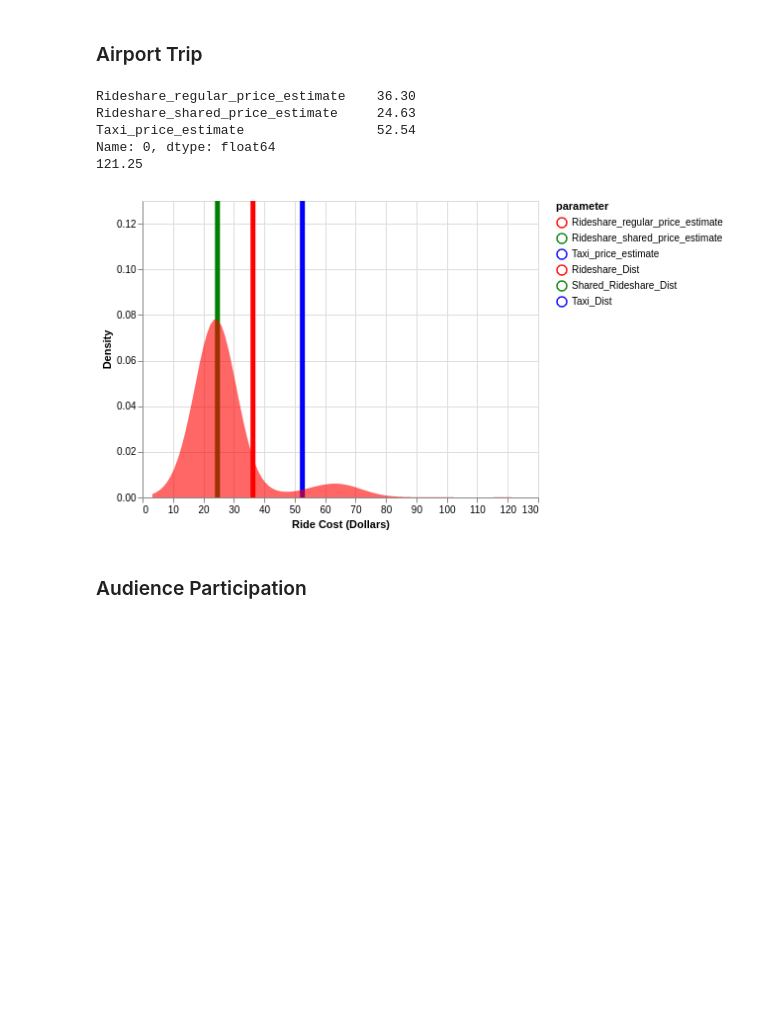
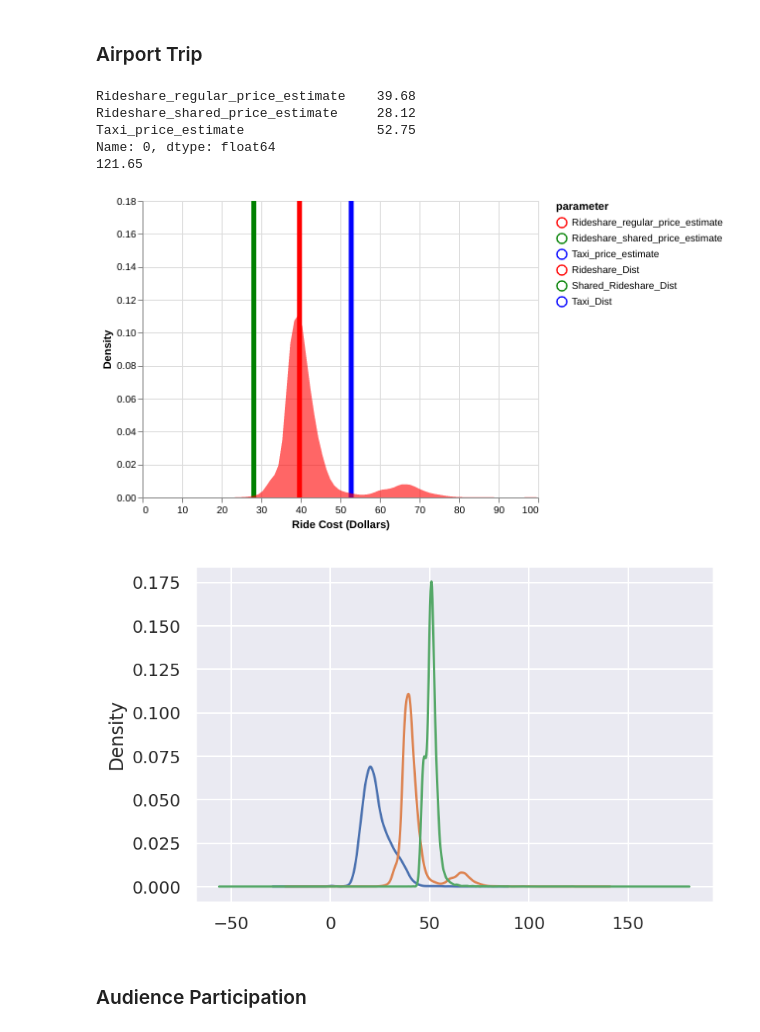
Before and after one commit to isaackod/TNP_taxi_project, a Jupyter notebook: high_level_UI.ipynb, the cells around one changed output. Saved outputs shown, nothing was run; the diff lists cells and outputs as text; code cells hidden in the pictures; blank space fills up the shorter version.

Commit message:
fixed the kde issue, moving plotting to it's own file

```diff
--- a/high_level_UI.ipynb
+++ b/high_level_UI.ipynb
@@ -84,7 +87,7 @@ def text_to_fares(binned_rs,binned_tax, start, end, forecast_hours = 5):
 def run_Fair_Fare(USER_PARAMS):
     rideshare_binned = bin_on_time_distance(rideshare_data)
     ## TODO: Investigate the binning on the taxi data (time is very discrete)
-    taxi_binned = bin_on_time_distance(taxi_data, miles_nbins = 20, seconds_nbins = 16)
+    taxi_binned = bin_on_time_distance(taxi_data)
 
     rideshare_model_pred, lyft_estimate,taxi_group, rideshare_group= text_to_fares(rideshare_binned,taxi_binned,USER_PARAMS['pickup'], USER_PARAMS['dropoff'], USER_PARAMS['forecast_hrs'])
 
@@ -96,36 +99,41 @@ def run_Fair_Fare(USER_PARAMS):
      'Taxi_price_estimate' :rideshare_model_pred['taxi_estimate']}
     return rideshare_model_pred, lyft_estimate, rideshare_shared_fares,rideshare_fares,taxi_fares,to_df
 
-def kde(data, nbins = 50):
+def kde(data, nbins = 200):
+    data = data[~np.isnan(data)]
     gkde = gaussian_kde(data,bw_method = .5)
-    grid = np.linspace(np.min(data),min(np.max(data),80),nbins)
-    kde_vals = gkde(grid)
-    return {'x':grid, 'y':kde_vals}
+    grid = np.linspace(-10,150,nbins)
+    kde_vals = gkde.evaluate(grid)
+    lo, hi= np.min(data), np.max(data)
+    loidx = np.argmin(abs(lo-grid))
+    hiidx = np.argmin(abs(hi-grid))
+    return {'x':grid, 'y':kde_vals,'valid_range':(loidx,hiidx)}
 
+
+## todo build out a wide dataframe only in the valid_range
 def build_df_for_altair(fare_dict):
     df = pd.DataFrame()
     for name, fares in fare_dict.items():
-        kde_dict = kde(fares.values, nbins = 100)
+        kde_dict = kde(fares.values)
         df[name] = kde_dict['y']
     df['x'] = kde_dict['x']
+    long_df = df.melt(id_vars="x").rename(columns = {"variable":"parameter"})
 
-    return df
+    return long_df
 
 def show_viz(results):
     rideshare_shared_fares,rideshare_fares,taxi_fares = results[2:5]
     fare_dict = {'Shared_Rideshare_Dist':rideshare_shared_fares,
                  'Rideshare_Dist': rideshare_fares, 'Taxi_Dist': taxi_fares}
     predictions = results[5]
-    #fare_dict['Shared_Rideshare_Dist'].plot.kde()
-    #fare_dict['Rideshare_Dist'].plot.kde()
-    #fare_dict['Taxi_Dist'].plot.kde()
+    fare_dict['Shared_Rideshare_Dist'].plot.kde()
+    fare_dict['Rideshare_Dist'].plot.kde()
+    fare_dict['Taxi_Dist'].plot.kde()
     print(fare_dict['Taxi_Dist'].max())
 
 
 
-    kde = build_df_for_altair(fare_dict)
-    #kde.plot(x = 'x')
-    long_df = kde.melt(id_vars="x").rename(columns = {"variable":"parameter"})
+    long_df = build_df_for_altair(fare_dict)
 
     pred_df = pd.DataFrame(predictions)
     pred_df['hour'] = [i for i in range(len(pred_df))]
@@ -137,7 +145,7 @@ def show_viz(results):
     #range2 = ['#a31818','#18a321','#184ea3']
 
     # A dropdown filter
-    columns=['Rideshare_Dist','Taxi_Dist']
+    columns=['Rideshare_Dist','Shared_Rideshare_Dist','Taxi_Dist']
     column_dropdown = alt.binding_select(options=columns)
     column_select = alt.selection_single(
         fields=['parameter'],
@@ -221,21 +233,22 @@ show_viz(results)
 # %%
 USER_PARAMS = {"pickup": "chicago ohare airport",
                "dropoff": "the bean chicago",
-               "forecast_hrs":10}
+               "forecast_hrs":1}
 
 results = run_Fair_Fare(USER_PARAMS)
 
 pd.set_option("display.precision", 2)
 print(pd.DataFrame(results[5]).iloc[0])
 
 show_viz(results)
 # %% [output]
-Rideshare_regular_price_estimate    36.30
-Rideshare_shared_price_estimate     24.63
-Taxi_price_estimate                 52.54
+Rideshare_regular_price_estimate    39.68
+Rideshare_shared_price_estimate     28.12
+Taxi_price_estimate                 52.75
 Name: 0, dtype: float64
-121.25
+121.65
-[figure, old version]
+[figure, new version]
+[figure, added]
 # %% [markdown]
 ### Audience Participation
 # %%
```
Also changed, not shown: parts of 6 cells of this notebook, 3 other files.
